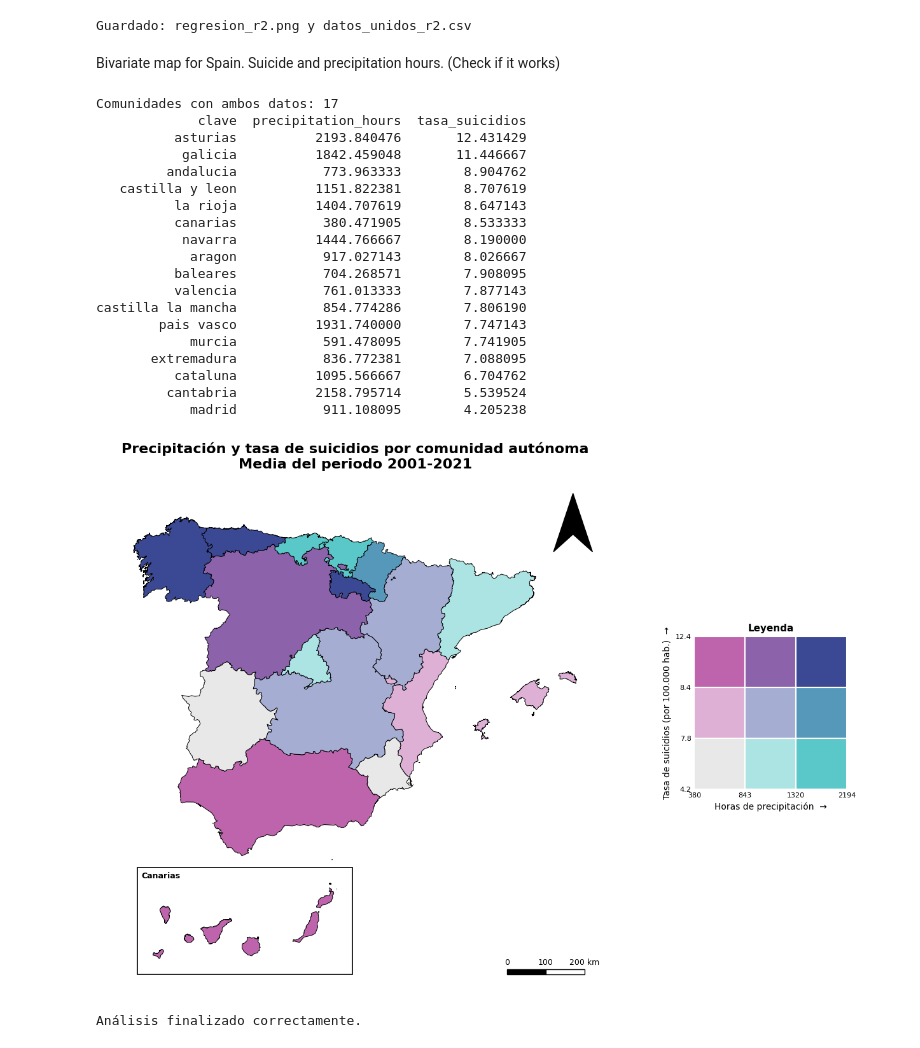
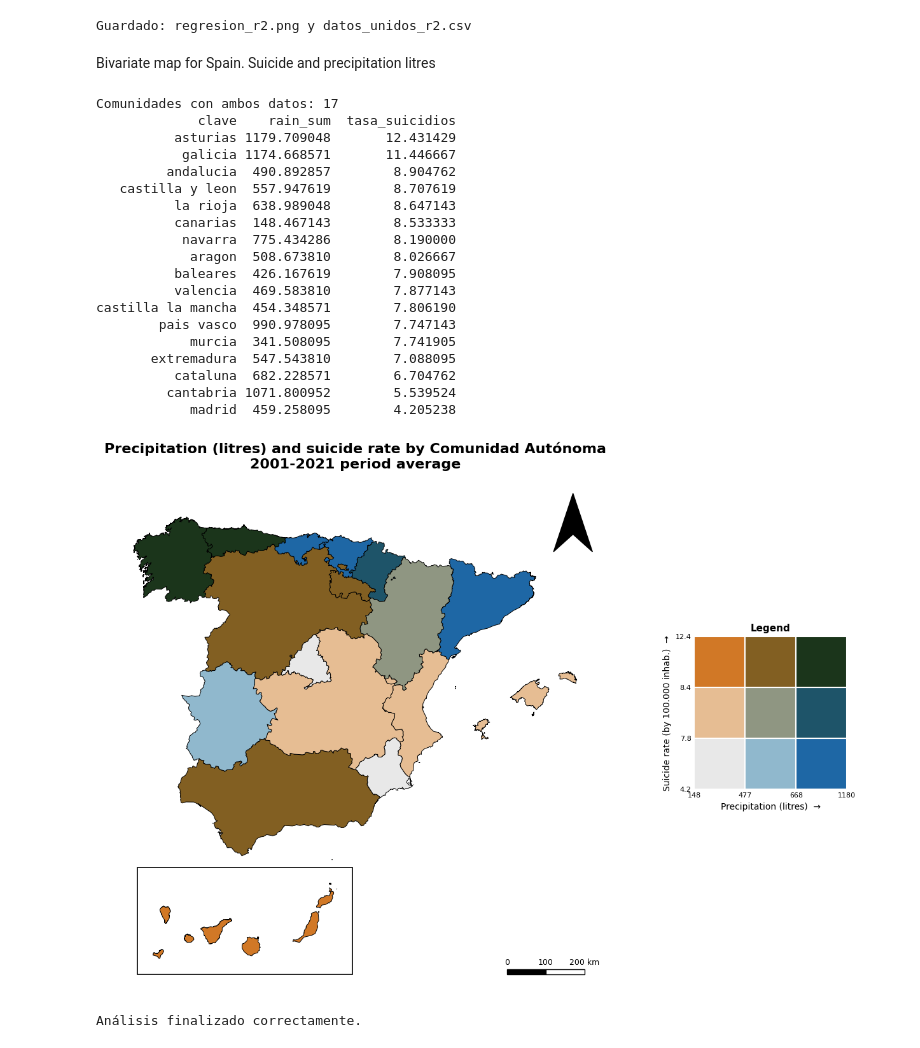
Before and after one commit to Edgarhdzm/Data-analysis-mental-health-and-weather, a Jupyter notebook: weather_suicide.ipynb, the cells around one changed output. Saved outputs shown, nothing was run; the diff lists cells and outputs as text; code cells hidden in the pictures.

```diff
--- a/weather_suicide.ipynb
+++ b/weather_suicide.ipynb
@@ -3950,7 +3969,7 @@ p-valor:                  0.1029
 [figure]
 Guardado: regresion_r2.png y datos_unidos_r2.csv
 # %% [markdown]
-Bivariate map for Spain. Suicide and precipitation hours. (Check if it works)
+Bivariate map for Spain. Suicide and precipitation litres
 # %%
 import unicodedata
 
@@ -3971,9 +3990,9 @@ ANIO_INI, ANIO_FIN = 2001, 2021
 # Paleta bivariada 3x3 (J. Stevens). Clave = (clase de precipitación, clase de suicidios)
 # Precipitación: de gris a turquesa  |  Suicidios: de gris a morado
 PALETA = {
-    (0, 0): "#e8e8e8", (1, 0): "#ace4e4", (2, 0): "#5ac8c8",
-    (0, 1): "#dfb0d6", (1, 1): "#a5add3", (2, 1): "#5698b9",
-    (0, 2): "#be64ac", (1, 2): "#8c62aa", (2, 2): "#3b4994",
+    (0, 0): "#e8e8e8", (1, 0): "#90b8cd", (2, 0): "#1e67a5",
+    (0, 1): "#e6bd93", (1, 1): "#8f9682", (2, 1): "#1e5469",
+    (0, 2): "#d17826", (1, 2): "#825f22", (2, 2): "#1b351b",
 }
 
 # --------------------------------------------------
@@ -4016,7 +4035,7 @@ clima = clima[(clima["year"] >= ANIO_INI) & (clima["year"] <= ANIO_FIN)]
 clima["clave"] = clima["region_name"].apply(clave)
 
 precip = (
-    clima.groupby("clave", as_index=False)["precipitation_hours"].mean()
+    clima.groupby("clave", as_index=False)["rain_sum"].mean()
 )
 
 # --------------------------------------------------
@@ -4048,7 +4067,7 @@ def clasificar(serie):
     clases = np.digitize(serie, [q1, q2])
     return clases, [serie.min(), q1, q2, serie.max()]
 
-datos["cx"], bordes_x = clasificar(datos["precipitation_hours"])
+datos["cx"], bordes_x = clasificar(datos["rain_sum"])
 datos["cy"], bordes_y = clasificar(datos["tasa_suicidios"])
 
 datos["color"] = [PALETA[(i, j)] for i, j in zip(datos["cx"], datos["cy"])]
@@ -4068,7 +4087,7 @@ mapa["clave"] = mapa["name"].apply(clave)
 mapa = mapa[~mapa["clave"].isin(["ceuta", "melilla"])]
 
 mapa_final = mapa.merge(
-    datos[["clave", "precipitation_hours", "tasa_suicidios", "color"]],
+    datos[["clave", "rain_sum", "tasa_suicidios", "color"]],
     on="clave",
     how="left"
 )
@@ -4133,7 +4152,7 @@ ax.add_patch(Rectangle(
 ))
 ax.text(
     cx0 - margen + 10_000, cy1 + margen - 10_000,
-    "Canarias", fontsize=9, fontweight="bold", va="top"
+    "", fontsize=9, fontweight="bold", va="top"
 )
 
 # Límites del mapa
@@ -4179,8 +4198,8 @@ ax.add_patch(Polygon(
 ))
 
 ax.set_title(
-    "Precipitación y tasa de suicidios por comunidad autónoma\n"
-    f"Media del periodo {ANIO_INI}-{ANIO_FIN}",
+    "Precipitation (litres) and suicide rate by Comunidad Autónoma\n"
+    f"{ANIO_INI}-{ANIO_FIN} period average",
     fontsize=16, fontweight="bold", pad=20
 )
 
@@ -4196,53 +4215,53 @@ for i in range(3):
             (i, j), 1, 1,
             facecolor=PALETA[(i, j)], edgecolor="white", linewidth=1.5
         ))
 
 lax.set_xlim(0, 3)
 lax.set_ylim(0, 3)
 lax.set_aspect("equal")
 
 lax.set_xticks([0, 1, 2, 3])
 lax.set_xticklabels([f"{b:.0f}" for b in bordes_x], fontsize=8)
 lax.set_yticks([0, 1, 2, 3])
 lax.set_yticklabels([f"{b:.1f}" for b in bordes_y], fontsize=8)
 
-lax.set_xlabel("Horas de precipitación  →", fontsize=10)
-lax.set_ylabel("Tasa de suicidios (por 100.000 hab.)  →", fontsize=10)
-lax.set_title("Leyenda", fontsize=11, fontweight="bold")
+lax.set_xlabel("Precipitation (litres)  →", fontsize=10)
+lax.set_ylabel("Suicide rate (by 100.000 inhab.)  →", fontsize=10)
+lax.set_title("Legend", fontsize=11, fontweight="bold")
 
 lax.tick_params(length=0)
 for s in lax.spines.values():
     s.set_visible(False)
 
 plt.savefig("mapa_bivariado_espana.png", dpi=300, bbox_inches="tight")
 plt.show()
 
 # --------------------------------------------------
 # 8. EXPORTAR LOS DATOS USADOS
 # --------------------------------------------------
 
 datos.drop(columns="color").to_csv("datos_mapa_bivariado_espana.csv", index=False)
 
 print("\nAnálisis finalizado correctamente.")
 # %% [output]
 Comunidades con ambos datos: 17
-             clave  precipitation_hours  tasa_suicidios
-          asturias          2193.840476       12.431429
-           galicia          1842.459048       11.446667
-         andalucia           773.963333        8.904762
-   castilla y leon          1151.822381        8.707619
-          la rioja          1404.707619        8.647143
-          canarias           380.471905        8.533333
-           navarra          1444.766667        8.190000
-            aragon           917.027143        8.026667
-          baleares           704.268571        7.908095
-          valencia           761.013333        7.877143
-castilla la mancha           854.774286        7.806190
-        pais vasco          1931.740000        7.747143
-            murcia           591.478095        7.741905
-       extremadura           836.772381        7.088095
-          cataluna          1095.566667        6.704762
-         cantabria          2158.795714        5.539524
-            madrid           911.108095        4.205238
+             clave    rain_sum  tasa_suicidios
+          asturias 1179.709048       12.431429
+           galicia 1174.668571       11.446667
+         andalucia  490.892857        8.904762
+   castilla y leon  557.947619        8.707619
+          la rioja  638.989048        8.647143
+          canarias  148.467143        8.533333
+           navarra  775.434286        8.190000
+            aragon  508.673810        8.026667
+          baleares  426.167619        7.908095
+          valencia  469.583810        7.877143
+castilla la mancha  454.348571        7.806190
+        pais vasco  990.978095        7.747143
+            murcia  341.508095        7.741905
+       extremadura  547.543810        7.088095
+          cataluna  682.228571        6.704762
+         cantabria 1071.800952        5.539524
+            madrid  459.258095        4.205238
-[figure, old version]
+[figure, new version]
 Análisis finalizado correctamente.
```
Also changed, not shown: parts of 4 cells of this notebook.
